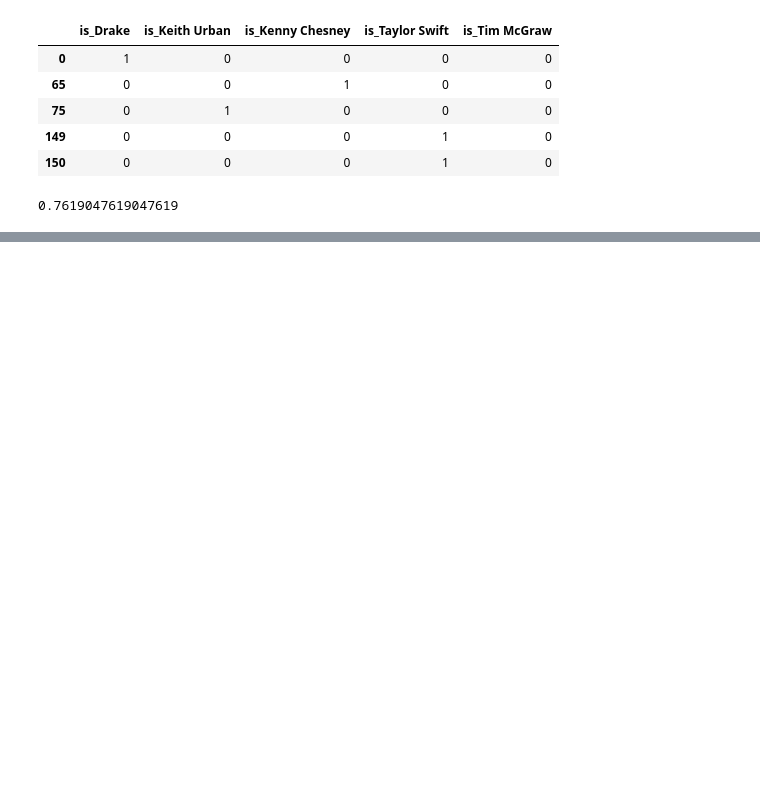
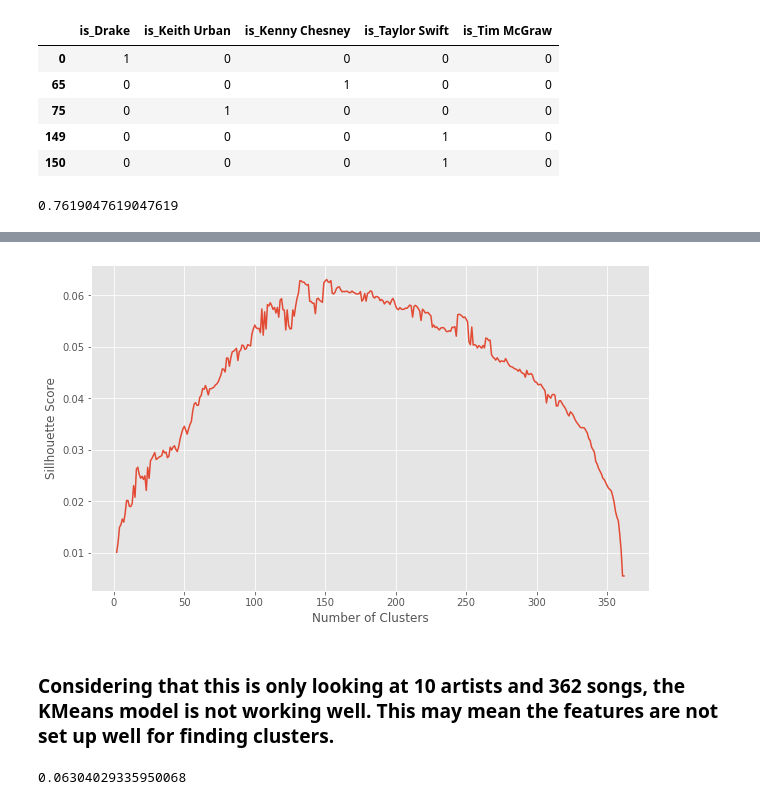
Before and after one commit to sn-ekstrand/lyric-clustering, a Jupyter notebook: notebooks/nlp_classifications.ipynb, the cells around one changed output, grey strips where cells are left out. Drawn from its saved outputs; the diff is of its cells as text; code cells hidden in the pictures; blank space fills up the shorter version.

```diff
--- a/notebooks/nlp_classifications.ipynb
+++ b/notebooks/nlp_classifications.ipynb
@@ -502,7 +510,7 @@ max(aggr_feat_imp_dict.values())
 important_feats_dict = {}
 not_important_feats_dict = {}
 for k, v in aggr_feat_imp_dict.items():
-    if v > 0.02:
+    if v > 0.01:
         important_feats_dict[k] = v
     else:
         not_important_feats_dict[k] = v
@@ -600,3 +584,22 @@ def plot_conf_matrix(actuals, predictions):
     recall = tp / (tp + fn)
     accuracy = (tp + tn) / (tn + fp + fn + tp)
     print(f"Precision: {round(precision, 3)} \nRecal: {round(recall, 3)} \nAccuracy: {round(accuracy, 3)}")
+# %%
+more_stopwords = all_stop_words.union(set(not_important_feats_dict.keys()))
+# %%
+even_more_stopwords = more_stopwords.union(set(['ambidex',
+                                               '000',
+                                               'aw',
+                                               'aaw',
+                                               '18',
+                                               '55',
+                                                'got',
+                                                'll',
+                                                'don',
+                                                've',
+                                                'gonna',
+                                                'ain',
+                                                'em',
+                                                'ayy',
+                                                'chorus',
+                                                'know']))
@@ -602,0 +636,14 @@ def plot_conf_matrix(actuals, predictions):
+# %%
+vectorizer = TfidfVectorizer(stop_words=even_more_stopwords)
+X = vectorizer.fit_transform(working_df['lyrics'])
+features = vectorizer.get_feature_names()
+
+silhouette_scores = {}
+for n_clusters in range(2, 1000):
+    clusterer = KMeans(n_clusters=n_clusters, random_state=10)
+    cluster_labels = clusterer.fit_predict(X)
+    silhouette_avg = silhouette_score(X, cluster_labels)
+    silhouette_scores[n_clusters] = silhouette_avg
+    if n_clusters % 10 == 0:
+        print("For n_clusters =", n_clusters,
+              "The average silhouette_score is :", silhouette_avg)
@@ -602,0 +689,14 @@ def plot_conf_matrix(actuals, predictions):
+# %%
+fig, ax = plt.subplots(figsize=(10, 6))
+ax.plot(list(silhouette_scores.keys()),
+         list(silhouette_scores.values()))
+ax.set_xlabel('Number of Clusters')
+ax.set_ylabel('Sillhouette Score');
+# %% [output]
+[figure, added]
+# %% [markdown]
+### Considering that this is only looking at 10 artists and 362 songs, the KMeans model is not working well. This may mean the features are not set up well for finding clusters.
+# %%
+max(silhouette_scores.values())
+# %% [output]
+0.06304029335950068
```
Also changed, not shown: parts of 19 cells of this notebook.
